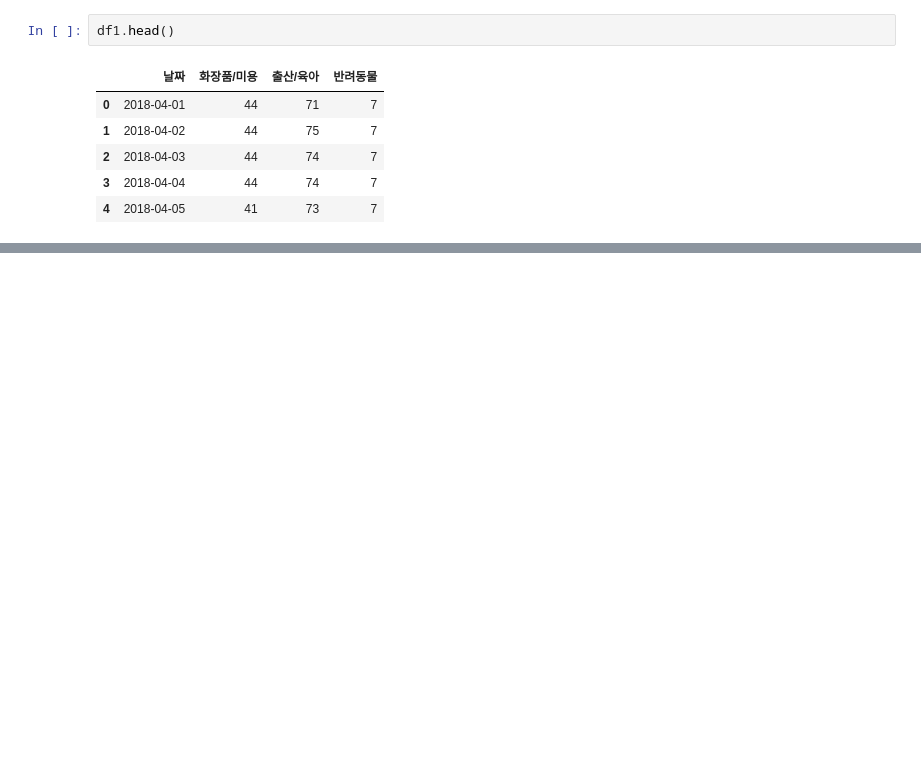
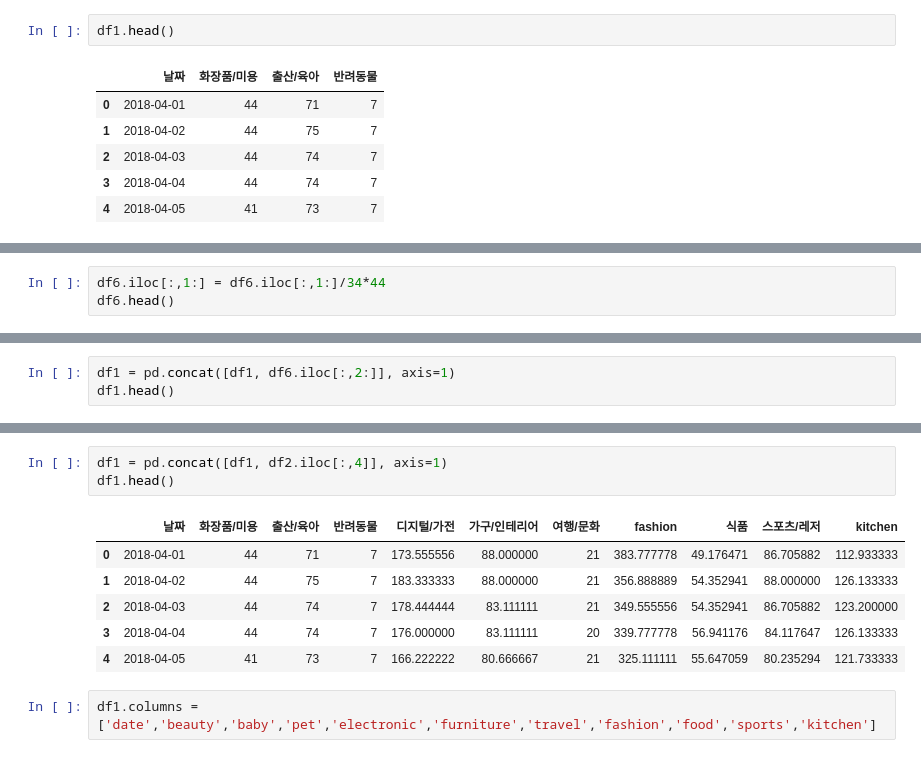
Before and after one commit to miniii222/-5th-L.point_bigdata_competiton, a Jupyter notebook: modeling/trend_naver_datalab.ipynb, the cells around one changed output, grey strips where cells are left out. Saved outputs shown, nothing was run; the diff lists cells and outputs as text; blank space fills up the shorter version.

```diff
--- a/modeling/trend_naver_datalab.ipynb
+++ b/modeling/trend_naver_datalab.ipynb
@@ -70,0 +156,3 @@ df2.loc[:,['']]
+# %%
+df6.iloc[:,1:] = df6.iloc[:,1:]/34*44
+df6.head()
@@ -70,0 +166,3 @@ df2.loc[:,['']]
+# %%
+df1 = pd.concat([df1, df6.iloc[:,2:]], axis=1)
+df1.head()
@@ -70,0 +196,12 @@ df2.loc[:,['']]
+# %%
+df1 = pd.concat([df1, df2.iloc[:,4]], axis=1)
+df1.head()
+# %% [output]
+|  | 날짜 | 화장품/미용 | 출산/육아 | 반려동물 | 디지털/가전 | 가구/인테리어 | 여행/문화 | fashion | 식품 | 스포츠/레저 | kitchen |
+| 0 | 2018-04-01 | 44 | 71 | 7 | 173.555556 | 88.000000 | 21 | 383.777778 | 49.176471 | 86.705882 | 112.933333 |
+| 1 | 2018-04-02 | 44 | 75 | 7 | 183.333333 | 88.000000 | 21 | 356.888889 | 54.352941 | 88.000000 | 126.133333 |
+| 2 | 2018-04-03 | 44 | 74 | 7 | 178.444444 | 83.111111 | 21 | 349.555556 | 54.352941 | 86.705882 | 123.200000 |
+| 3 | 2018-04-04 | 44 | 74 | 7 | 176.000000 | 83.111111 | 20 | 339.777778 | 56.941176 | 84.117647 | 126.133333 |
+| 4 | 2018-04-05 | 41 | 73 | 7 | 166.222222 | 80.666667 | 21 | 325.111111 | 55.647059 | 80.235294 | 121.733333 |
+# %%
+df1.columns = ['date','beauty','baby','pet','electronic','furniture','travel','fashion','food','sports','kitchen']
```
Also changed, not shown: parts of 24 cells of this notebook.
